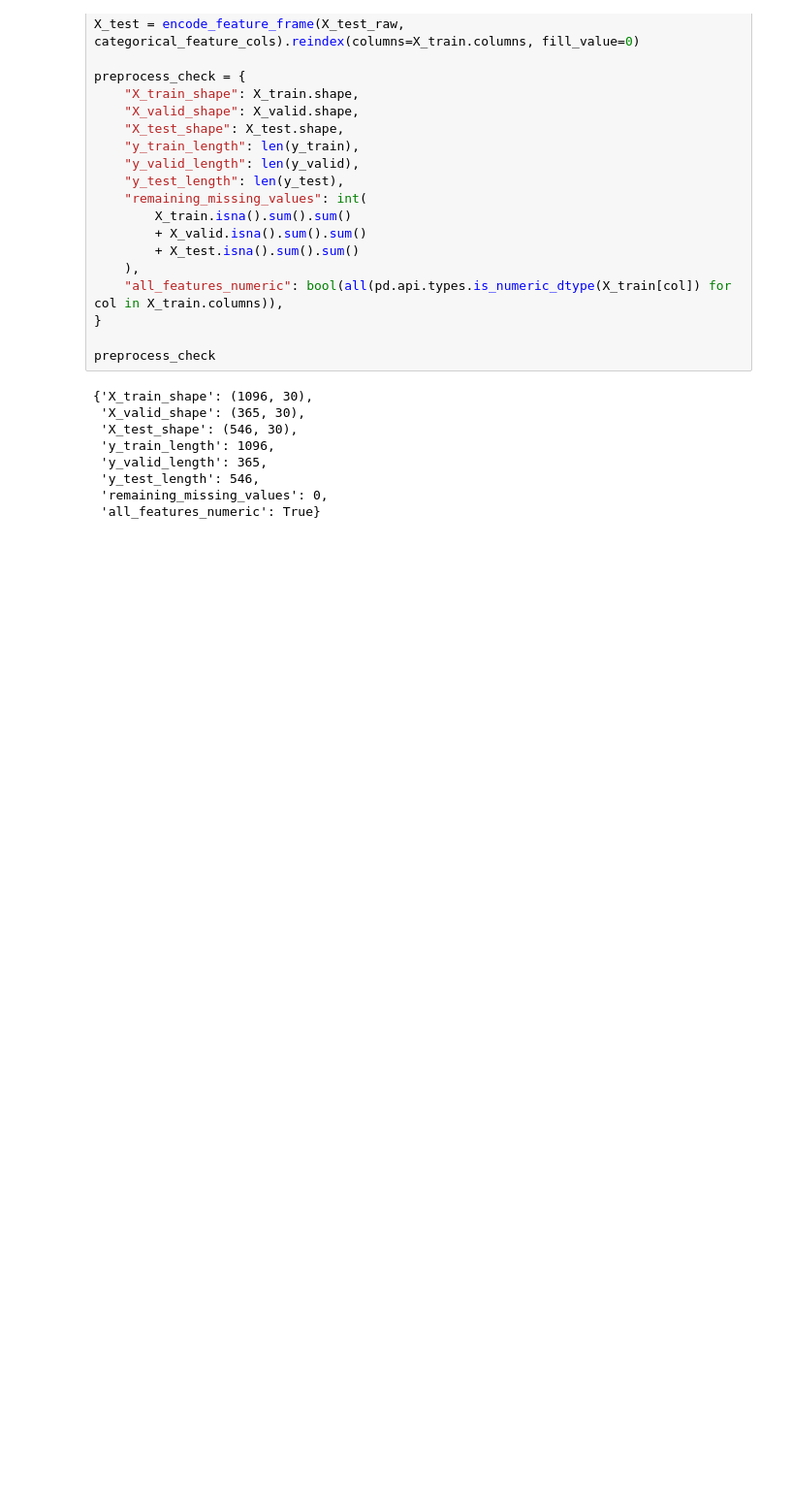
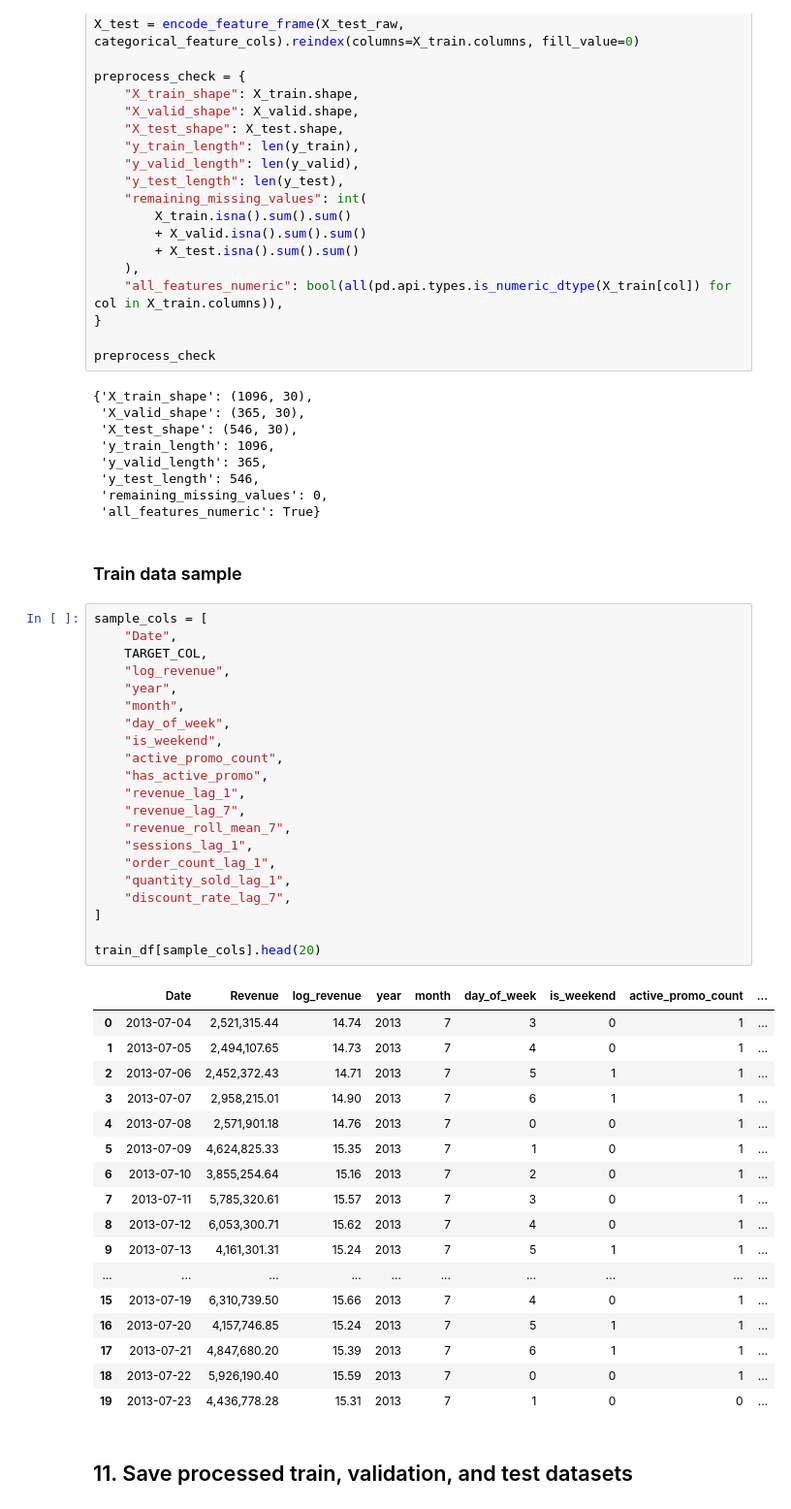
Before and after one commit to Sililibichimi/Weekly_Report, a Jupyter notebook: task_29_05_2026/feature_engineering.ipynb, the cells around one changed output. Shown at 97% size. Cells and saved outputs as stored; diff of their text form; blank space fills up the shorter version.

```diff
--- a/task_29_05_2026/feature_engineering.ipynb
+++ b/task_29_05_2026/feature_engineering.ipynb
@@ -785,3 +785,46 @@ preprocess_check
  'y_test_length': 546,
  'remaining_missing_values': 0,
  'all_features_numeric': True}
+# %% [markdown]
+### Train data sample
+# %%
+sample_cols = [
+    "Date",
+    TARGET_COL,
+    "log_revenue",
+    "year",
+    "month",
+    "day_of_week",
+    "is_weekend",
+    "active_promo_count",
+    "has_active_promo",
+    "revenue_lag_1",
+    "revenue_lag_7",
+    "revenue_roll_mean_7",
+    "sessions_lag_1",
+    "order_count_lag_1",
+    "quantity_sold_lag_1",
+    "discount_rate_lag_7",
+]
+
+train_df[sample_cols].head(20)
+# %% [output]
+|  | Date | Revenue | log_revenue | year | month | day_of_week | is_weekend | active_promo_count | ... |
+| 0 | 2013-07-04 | 2,521,315.44 | 14.74 | 2013 | 7 | 3 | 0 | 1 | ... |
+| 1 | 2013-07-05 | 2,494,107.65 | 14.73 | 2013 | 7 | 4 | 0 | 1 | ... |
+| 2 | 2013-07-06 | 2,452,372.43 | 14.71 | 2013 | 7 | 5 | 1 | 1 | ... |
+| 3 | 2013-07-07 | 2,958,215.01 | 14.90 | 2013 | 7 | 6 | 1 | 1 | ... |
+| 4 | 2013-07-08 | 2,571,901.18 | 14.76 | 2013 | 7 | 0 | 0 | 1 | ... |
+| 5 | 2013-07-09 | 4,624,825.33 | 15.35 | 2013 | 7 | 1 | 0 | 1 | ... |
+| 6 | 2013-07-10 | 3,855,254.64 | 15.16 | 2013 | 7 | 2 | 0 | 1 | ... |
+| 7 | 2013-07-11 | 5,785,320.61 | 15.57 | 2013 | 7 | 3 | 0 | 1 | ... |
+| 8 | 2013-07-12 | 6,053,300.71 | 15.62 | 2013 | 7 | 4 | 0 | 1 | ... |
+| 9 | 2013-07-13 | 4,161,301.31 | 15.24 | 2013 | 7 | 5 | 1 | 1 | ... |
+| ... | ... | ... | ... | ... | ... | ... | ... | ... | ... |
+| 15 | 2013-07-19 | 6,310,739.50 | 15.66 | 2013 | 7 | 4 | 0 | 1 | ... |
+| 16 | 2013-07-20 | 4,157,746.85 | 15.24 | 2013 | 7 | 5 | 1 | 1 | ... |
+| 17 | 2013-07-21 | 4,847,680.20 | 15.39 | 2013 | 7 | 6 | 1 | 1 | ... |
+| 18 | 2013-07-22 | 5,926,190.40 | 15.59 | 2013 | 7 | 0 | 0 | 1 | ... |
+| 19 | 2013-07-23 | 4,436,778.28 | 15.31 | 2013 | 7 | 1 | 0 | 0 | ... |
+# %% [markdown]
+## 11. Save processed train, validation, and test datasets
```
Also changed, not shown: parts of 1 cell of this notebook, 8 other files.
